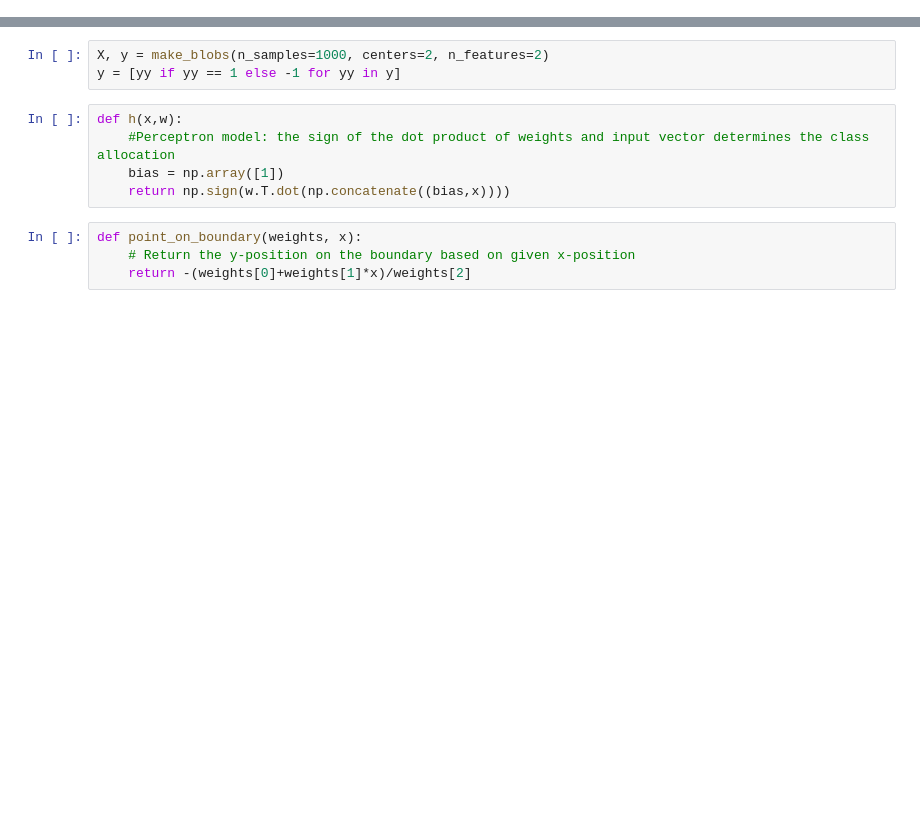
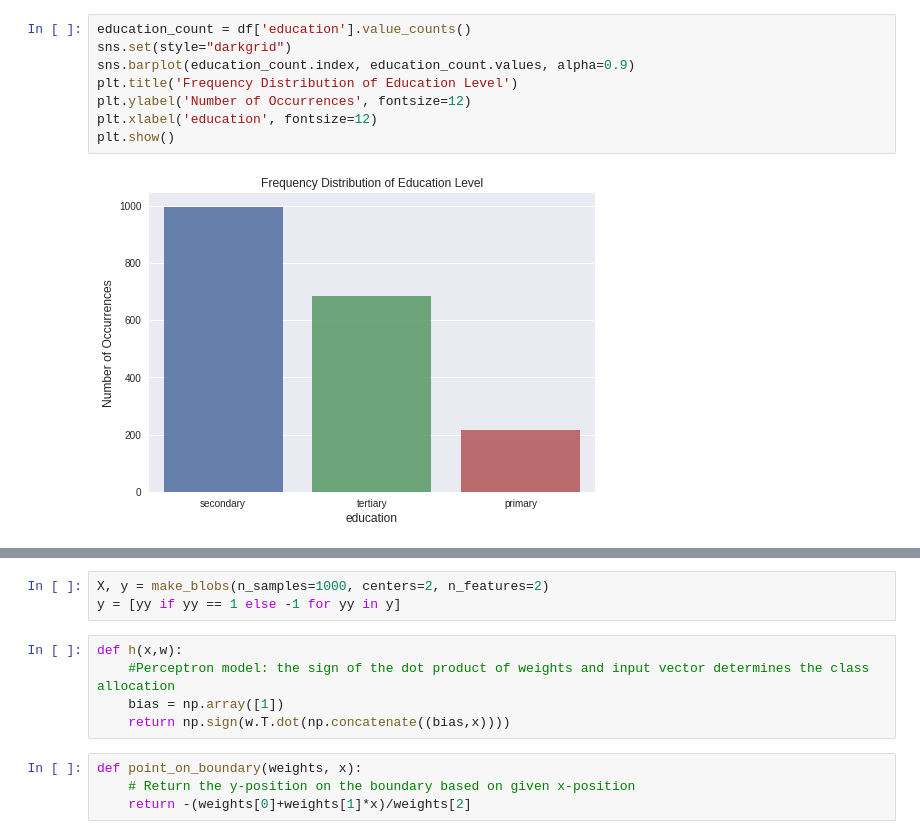
Before and after one commit to vipulpopat/MSCAI_Sem1_Etivity1, a Jupyter notebook: Etivity1.ipynb, the cells around one changed output, grey strips where cells are left out. Drawn from its saved outputs; the diff is of its cells as text; blank space fills up the shorter version.

```diff
--- a/Etivity1.ipynb
+++ b/Etivity1.ipynb
@@ -10,0 +73,10 @@ import pandas as pd
+# %%
+education_count = df['education'].value_counts()
+sns.set(style="darkgrid")
+sns.barplot(education_count.index, education_count.values, alpha=0.9)
+plt.title('Frequency Distribution of Education Level')
+plt.ylabel('Number of Occurrences', fontsize=12)
+plt.xlabel('education', fontsize=12)
+plt.show()
+# %% [output]
+[figure, added]
```
Also changed, not shown: parts of 29 cells of this notebook.
